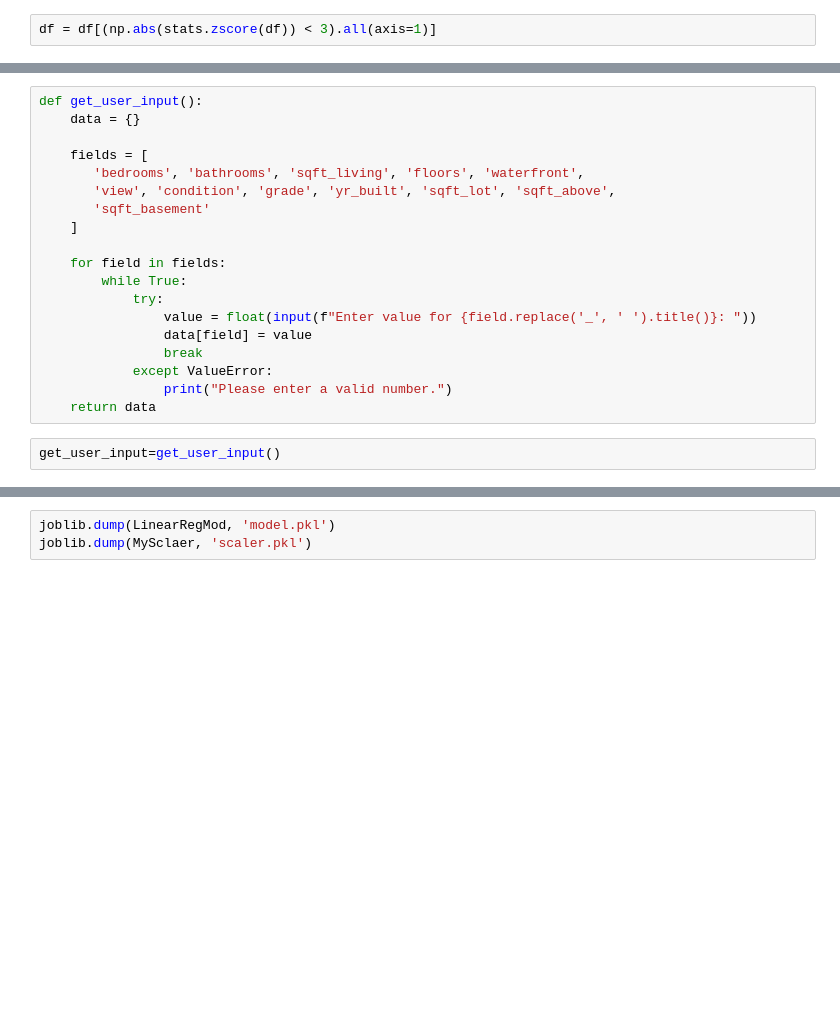
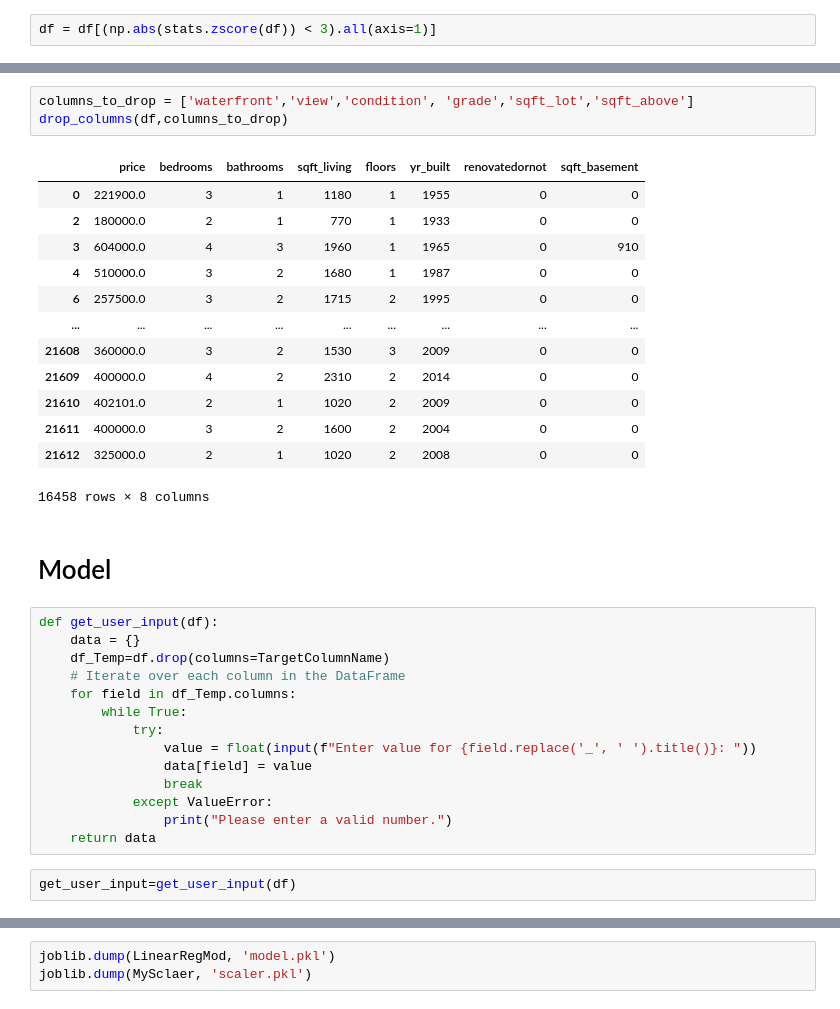
Before and after one commit to mohamadmoselhy/Data-Science-Projects, a Jupyter notebook: LinearRegression/NoteBook/HousePrediction.ipynb, the cells around one changed output, grey strips where cells are left out. Drawn from its saved outputs; the diff is of its cells as text; blank space fills up the shorter version.

Commit message:
Major update
Update Notebook
Update Model
Add Function

```diff
--- a/LinearRegression/NoteBook/HousePrediction.ipynb
+++ b/LinearRegression/NoteBook/HousePrediction.ipynb
@@ -348,14 +278,28 @@ R2 Score: 0.58
+# %%
+columns_to_drop = ['waterfront','view','condition', 'grade','sqft_lot','sqft_above']
+drop_columns(df,columns_to_drop)
+# %% [output]
+|  | price | bedrooms | bathrooms | sqft_living | floors | yr_built | renovatedornot | sqft_basement |
+| 0 | 221900.0 | 3 | 1 | 1180 | 1 | 1955 | 0 | 0 |
+| 2 | 180000.0 | 2 | 1 | 770 | 1 | 1933 | 0 | 0 |
+| 3 | 604000.0 | 4 | 3 | 1960 | 1 | 1965 | 0 | 910 |
+| 4 | 510000.0 | 3 | 2 | 1680 | 1 | 1987 | 0 | 0 |
+| 6 | 257500.0 | 3 | 2 | 1715 | 2 | 1995 | 0 | 0 |
+| ... | ... | ... | ... | ... | ... | ... | ... | ... |
+| 21608 | 360000.0 | 3 | 2 | 1530 | 3 | 2009 | 0 | 0 |
+| 21609 | 400000.0 | 4 | 2 | 2310 | 2 | 2014 | 0 | 0 |
+| 21610 | 402101.0 | 2 | 1 | 1020 | 2 | 2009 | 0 | 0 |
+| 21611 | 400000.0 | 3 | 2 | 1600 | 2 | 2004 | 0 | 0 |
+| 21612 | 325000.0 | 2 | 1 | 1020 | 2 | 2008 | 0 | 0 |
+16458 rows × 8 columns
+# %% [markdown]
+# Model
 # %%
-def get_user_input():
+def get_user_input(df):
     data = {}
-
-    fields = [
-       'bedrooms', 'bathrooms', 'sqft_living', 'floors', 'waterfront',
-       'view', 'condition', 'grade', 'yr_built', 'sqft_lot', 'sqft_above',
-       'sqft_basement'
-    ]
-
-    for field in fields:
+    df_Temp=df.drop(columns=TargetColumnName)
+    # Iterate over each column in the DataFrame
+    for field in df_Temp.columns:
         while True:
             try:
                 value = float(input(f"Enter value for {field.replace('_', ' ').title()}: "))
@@ -365,7 +309,7 @@ def get_user_input():
                 print("Please enter a valid number.")
     return data
 # %%
-get_user_input=get_user_input()
+get_user_input=get_user_input(df)
 # %%
 get_user_input
 # %% [output]
```
Also changed, not shown: parts of 60 cells of this notebook, 9 other files.
